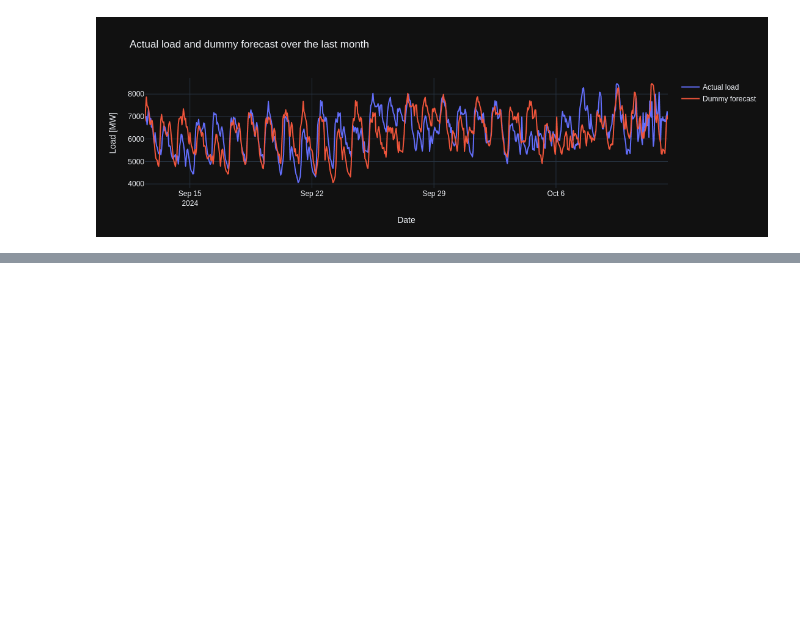
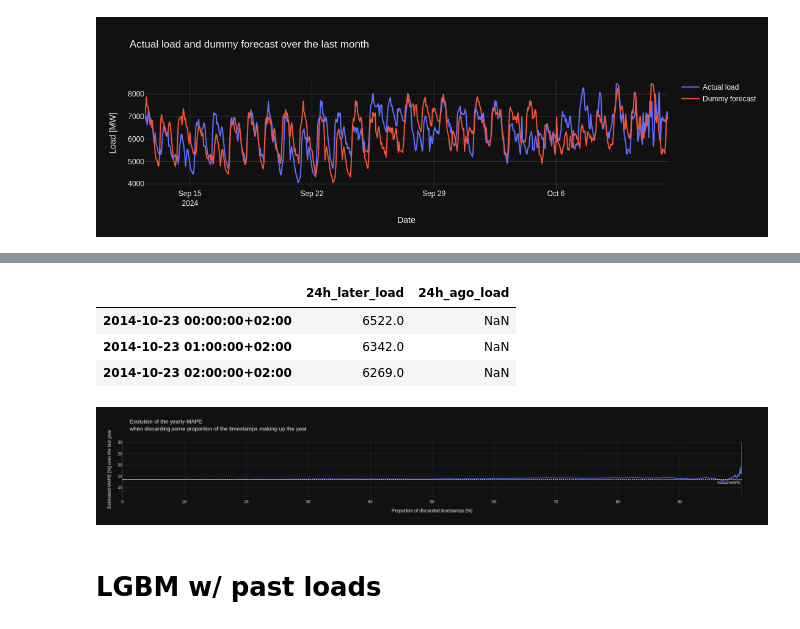
Before and after one commit to arthurgassner/swissenergy-backend, a Jupyter notebook: viz/modelling__lineplot.ipynb, the cells around one changed output, grey strips where cells are left out. Cells and saved outputs as stored; diff of their text form; code cells hidden in the pictures; blank space fills up the shorter version.

```diff
--- a/viz/modelling__lineplot.ipynb
+++ b/viz/modelling__lineplot.ipynb
@@ -109,0 +91,2 @@ reg.fit(X_train, y_train)
+# %%
+df = df_.copy()[['Actual Load']]
@@ -109,0 +106,10 @@ reg.fit(X_train, y_train)
+# %%
+# Enrich the data with the 24h_ago_load
+df = df.asfreq('h') # Enforce an hourly frequency
+df['24h_ago_load'] = df['24h_later_load'].shift(48)
+df.head(3)
+# %% [output]
+|  | 24h_later_load | 24h_ago_load |
+| 2014-10-23 00:00:00+02:00 | 6522.0 | NaN |
+| 2014-10-23 01:00:00+02:00 | 6342.0 | NaN |
+| 2014-10-23 02:00:00+02:00 | 6269.0 | NaN |
@@ -109,0 +181,38 @@ reg.fit(X_train, y_train)
+# %%
+import numpy as np
+
+# Get randomly-ordered timestamps to study the MAPE
+random_timestamps = y_pred.index.tolist()
+np.random.shuffle(random_timestamps)
+
+# Package the y_pred and y_true into a dataframe
+y_true = df.loc[y_pred.index, ['24h_later_load']]
+y_df = pd.concat([y_true, y_pred], axis=1)
+y_df['APE'] = y_df.apply(lambda row: 100 * abs(row['24h_later_load'] - row['predicted_24h_later_load']) / row['24h_later_load'], axis=1)
+
+# For each discarded proportion, compute the MAPE
+discarded_proportion_to_mape = {}
+for i in tqdm(range(len(random_timestamps))):
+    discarded_proportion = i / len(random_timestamps) * 100
+    discarded_proportion_to_mape[discarded_proportion] = y_df.loc[random_timestamps[i:], 'APE'].mean()
+
+mape_df = pd.DataFrame({
+    'discarded_proportion': discarded_proportion_to_mape.keys(),
+    'estimated_MAPE': discarded_proportion_to_mape.values(),
+})
+# %%
+# Plot
+fig = px.line(
+    mape_df, x='discarded_proportion', y='estimated_MAPE',
+    title='Evolution of the yearly-MAPE <br>when discarding some proportion of the timestamps making up the year',
+    labels={'discarded_proportion': 'Proportion of discarded timestamps [%]', 'estimated_MAPE': 'Estimated MAPE [%] over the last year'}
+)
+
+fig.add_hline(y=mape_df.loc[0].estimated_MAPE, line_dash="dot",
+              annotation_text="Actual MAPE",
+              annotation_position="bottom right");
+# %%
+fig.layout.template = "plotly_dark"
+fig.show()
+# %% [output]
+[figure, added]
@@ -109,0 +250,2 @@ reg.fit(X_train, y_train)
+# %% [markdown]
+# LGBM w/ past loads
```
Also changed, not shown: parts of 28 cells of this notebook, 1 other file.
